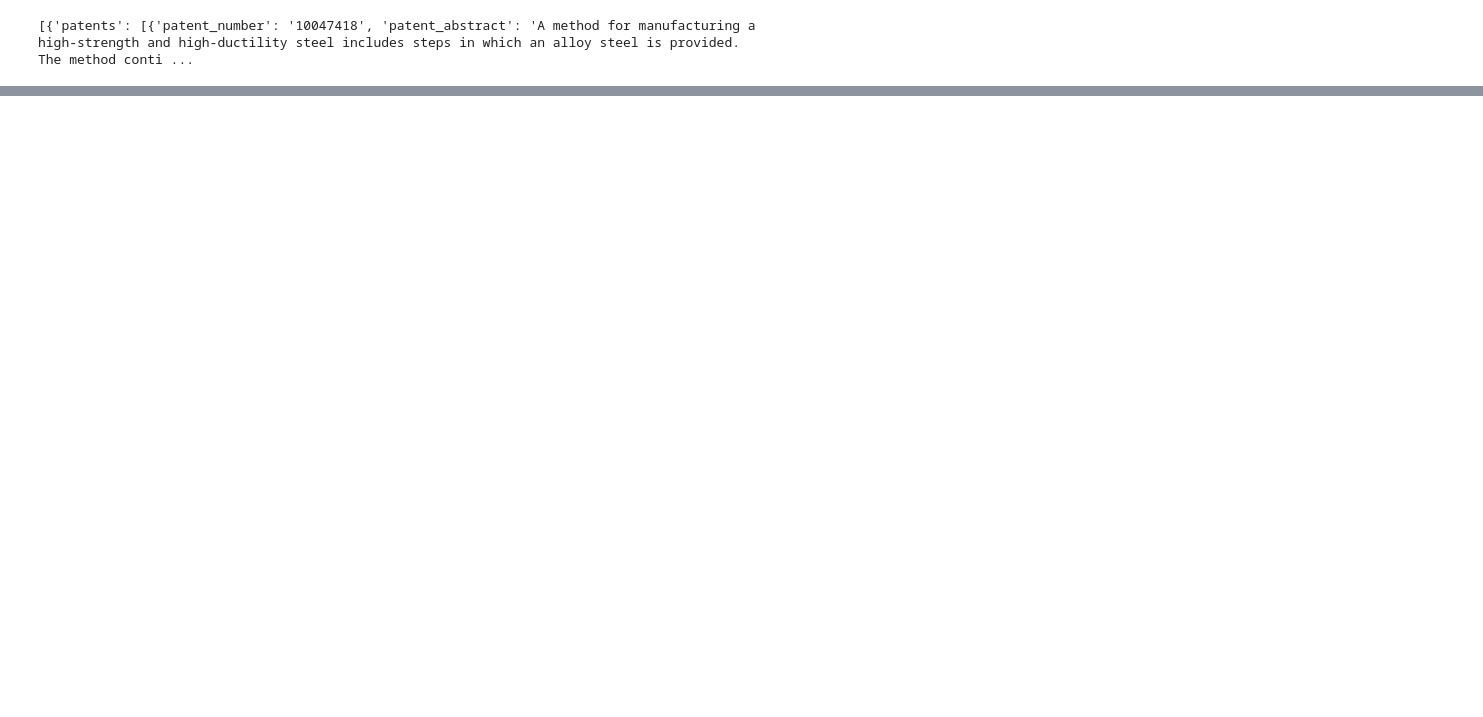
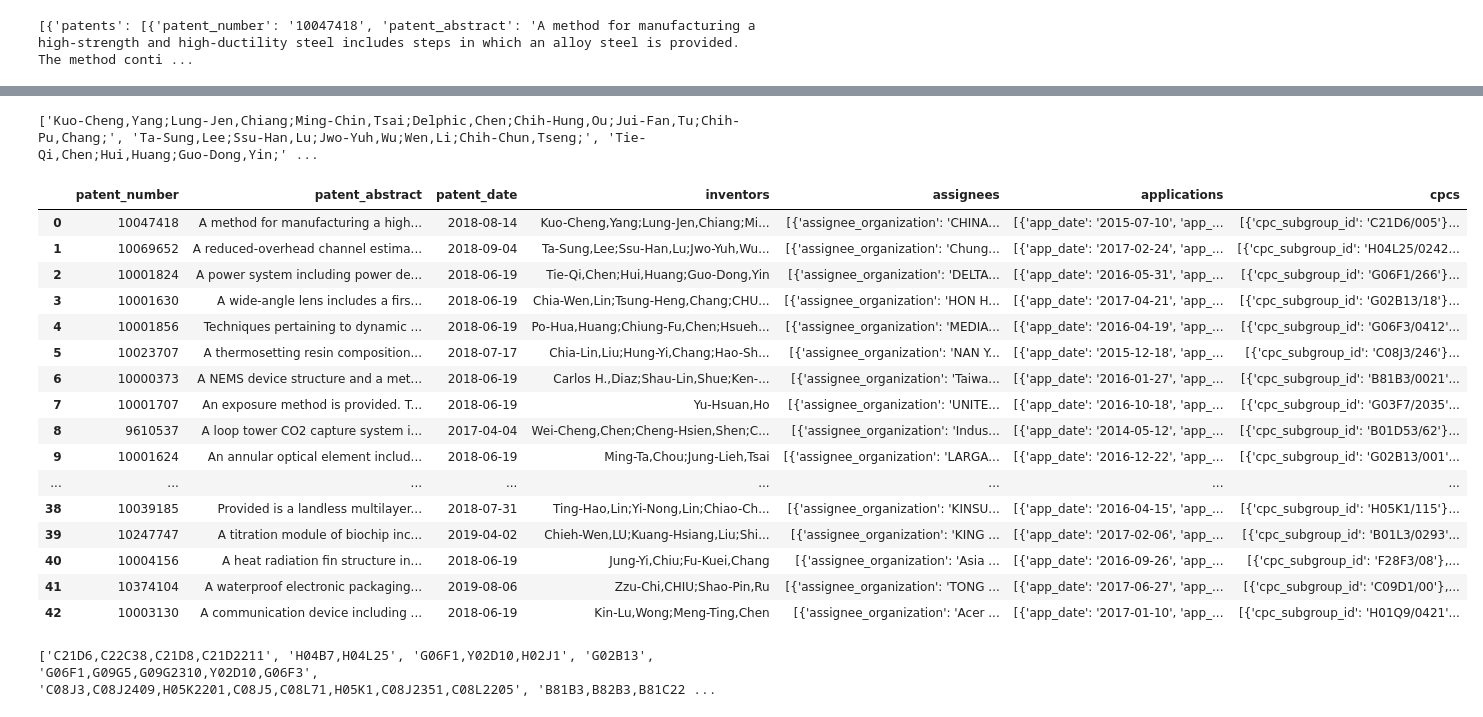
Before and after one commit to Elaine0103/PATENT-API, a Jupyter notebook: PATENT_API_to_json.ipynb, the cells around one changed output, grey strips where cells are left out. Saved outputs shown, nothing was run; the diff lists cells and outputs as text; code cells hidden in the pictures; blank space fills up the shorter version.

```diff
--- a/PATENT_API_to_json.ipynb
+++ b/PATENT_API_to_json.ipynb
@@ -94,0 +90,5 @@ result
+# %%
+df = pd.read_json("/Users/elaine/Desktop/side_project/stock/data_test.json")
+df
+result = pd.DataFrame.from_records(df.patents.apply(lambda x: x[0]))
+print(result)
@@ -94,0 +179,15 @@ result
+# %%
+for inven in result["inventors"]:
+    #print(inven)
+    inventors = []
+    for names in inven:
+        #print(name)
+
+        first_name = names["inventor_first_name"]
+        last_name = names["inventor_last_name"]
+
+        name = first_name,last_name
+        #print(name)
+        inventors.append(name)
+
+    print(inventors)
@@ -94,0 +212,35 @@ result
+# %%
+inventors = []
+for inven in result["inventors"]:
+    inventor_str = ""
+    for names in inven:
+        first_name = names["inventor_first_name"]
+        last_name = names["inventor_last_name"]
+        inventor_str = inventor_str + (first_name  + "," + last_name) + ";"
+        #print(inventor_str)
+    inventors.append(inventor_str)
+print(inventors)
+# %% [output]
+['Kuo-Cheng,Yang;Lung-Jen,Chiang;Ming-Chin,Tsai;Delphic,Chen;Chih-Hung,Ou;Jui-Fan,Tu;Chih-Pu,Chang;', 'Ta-Sung,Lee;Ssu-Han,Lu;Jwo-Yuh,Wu;Wen,Li;Chih-Chun,Tseng;', 'Tie-Qi,Chen;Hui,Huang;Guo-Dong,Yin;' ...
+# %%
+result["inventors"] = inventors
+result["inventors"] = result["inventors"].str[:-1]
+result
+# %% [output]
+|  | patent_number | patent_abstract | patent_date | inventors | assignees | applications | cpcs |
+| 0 | 10047418 | A method for manufacturing a high... | 2018-08-14 | Kuo-Cheng,Yang;Lung-Jen,Chiang;Mi... | [{'assignee_organization': 'CHINA... | [{'app_date': '2015-07-10', 'app_... | [{'cpc_subgroup_id': 'C21D6/005'}... |
+| 1 | 10069652 | A reduced-overhead channel estima... | 2018-09-04 | Ta-Sung,Lee;Ssu-Han,Lu;Jwo-Yuh,Wu... | [{'assignee_organization': 'Chung... | [{'app_date': '2017-02-24', 'app_... | [{'cpc_subgroup_id': 'H04L25/0242... |
+| 2 | 10001824 | A power system including power de... | 2018-06-19 | Tie-Qi,Chen;Hui,Huang;Guo-Dong,Yin | [{'assignee_organization': 'DELTA... | [{'app_date': '2016-05-31', 'app_... | [{'cpc_subgroup_id': 'G06F1/266'}... |
+| 3 | 10001630 | A wide-angle lens includes a firs... | 2018-06-19 | Chia-Wen,Lin;Tsung-Heng,Chang;CHU... | [{'assignee_organization': 'HON H... | [{'app_date': '2017-04-21', 'app_... | [{'cpc_subgroup_id': 'G02B13/18'}... |
+| 4 | 10001856 | Techniques pertaining to dynamic ... | 2018-06-19 | Po-Hua,Huang;Chiung-Fu,Chen;Hsueh... | [{'assignee_organization': 'MEDIA... | [{'app_date': '2016-04-19', 'app_... | [{'cpc_subgroup_id': 'G06F3/0412'... |
+| 5 | 10023707 | A thermosetting resin composition... | 2018-07-17 | Chia-Lin,Liu;Hung-Yi,Chang;Hao-Sh... | [{'assignee_organization': 'NAN Y... | [{'app_date': '2015-12-18', 'app_... | [{'cpc_subgroup_id': 'C08J3/246'}... |
+| 6 | 10000373 | A NEMS device structure and a met... | 2018-06-19 | Carlos H.,Diaz;Shau-Lin,Shue;Ken-... | [{'assignee_organization': 'Taiwa... | [{'app_date': '2016-01-27', 'app_... | [{'cpc_subgroup_id': 'B81B3/0021'... |
+| 7 | 10001707 | An exposure method is provided. T... | 2018-06-19 | Yu-Hsuan,Ho | [{'assignee_organization': 'UNITE... | [{'app_date': '2016-10-18', 'app_... | [{'cpc_subgroup_id': 'G03F7/2035'... |
+| 8 | 9610537 | A loop tower CO2 capture system i... | 2017-04-04 | Wei-Cheng,Chen;Cheng-Hsien,Shen;C... | [{'assignee_organization': 'Indus... | [{'app_date': '2014-05-12', 'app_... | [{'cpc_subgroup_id': 'B01D53/62'}... |
+| 9 | 10001624 | An annular optical element includ... | 2018-06-19 | Ming-Ta,Chou;Jung-Lieh,Tsai | [{'assignee_organization': 'LARGA... | [{'app_date': '2016-12-22', 'app_... | [{'cpc_subgroup_id': 'G02B13/001'... |
+| ... | ... | ... | ... | ... | ... | ... | ... |
+| 38 | 10039185 | Provided is a landless multilayer... | 2018-07-31 | Ting-Hao,Lin;Yi-Nong,Lin;Chiao-Ch... | [{'assignee_organization': 'KINSU... | [{'app_date': '2016-04-15', 'app_... | [{'cpc_subgroup_id': 'H05K1/115'}... |
+| 39 | 10247747 | A titration module of biochip inc... | 2019-04-02 | Chieh-Wen,LU;Kuang-Hsiang,Liu;Shi... | [{'assignee_organization': 'KING ... | [{'app_date': '2017-02-06', 'app_... | [{'cpc_subgroup_id': 'B01L3/0293'... |
+| 40 | 10004156 | A heat radiation fin structure in... | 2018-06-19 | Jung-Yi,Chiu;Fu-Kuei,Chang | [{'assignee_organization': 'Asia ... | [{'app_date': '2016-09-26', 'app_... | [{'cpc_subgroup_id': 'F28F3/08'},... |
+| 41 | 10374104 | A waterproof electronic packaging... | 2019-08-06 | Zzu-Chi,CHIU;Shao-Pin,Ru | [{'assignee_organization': 'TONG ... | [{'app_date': '2017-06-27', 'app_... | [{'cpc_subgroup_id': 'C09D1/00'},... |
+| 42 | 10003130 | A communication device including ... | 2018-06-19 | Kin-Lu,Wong;Meng-Ting,Chen | [{'assignee_organization': 'Acer ... | [{'app_date': '2017-01-10', 'app_... | [{'cpc_subgroup_id': 'H01Q9/0421'... |
@@ -94,0 +251,21 @@ result
+# %%
+cpcs = []
+for cpc_subgroup_id in result["cpcs"]:
+
+    cpc_set = []
+    for sub_cpc in cpc_subgroup_id:
+        cpc = sub_cpc["cpc_subgroup_id"]
+        ch = "/"
+        cpc = cpc.split(ch,1)[0]
+        cpc_set.append(cpc)
+    cpc_set = list(set(cpc_set))
+    cpcs.append(cpc_set)
+
+cpcs_list = []
+for cpc_str in cpcs:
+    cpc_join = ",".join(cpc_str)
+    cpcs_list.append(cpc_join)
+
+print(cpcs_list)
+# %% [output]
+['C21D6,C22C38,C21D8,C21D2211', 'H04B7,H04L25', 'G06F1,Y02D10,H02J1', 'G02B13', 'G06F1,G09G5,G09G2310,Y02D10,G06F3', 'C08J3,C08J2409,H05K2201,C08J5,C08L71,H05K1,C08J2351,C08L2205', 'B81B3,B82B3,B81C22 ...
```
Also changed, not shown: parts of 21 cells of this notebook.
